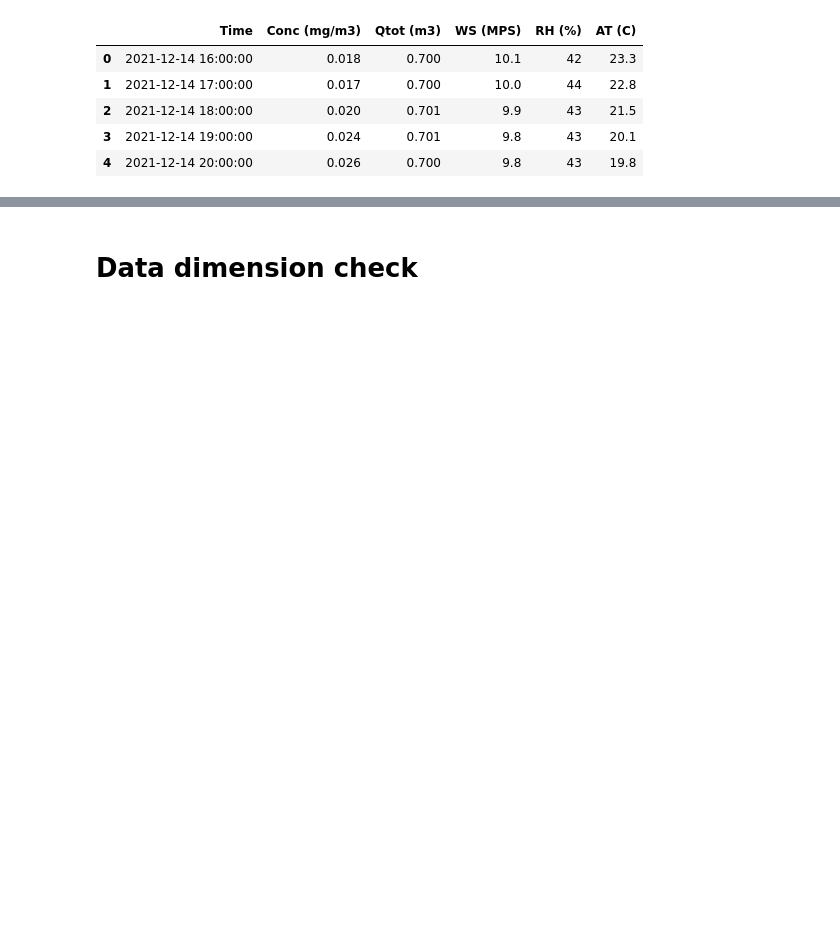
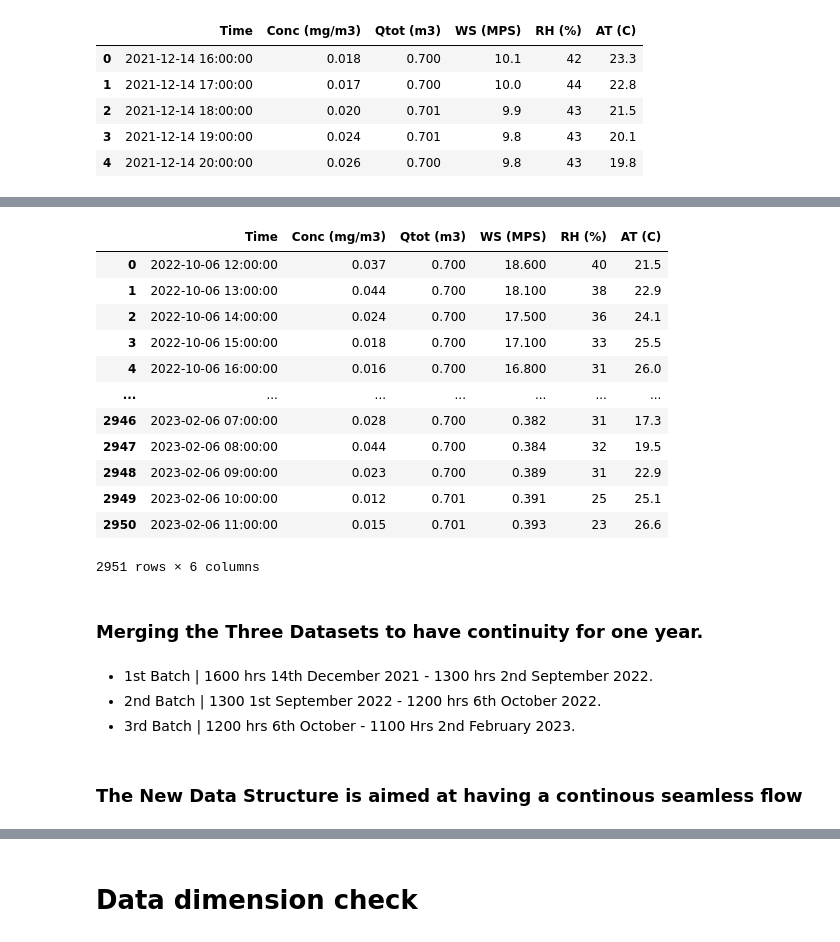
Before and after one commit to CHRISTINEMUTHEE/Nairobi_GEOS_CF_Bias_Correction, a Jupyter notebook: nairobi_analysis.ipynb, the cells around one changed output, grey strips where cells are left out. Saved outputs shown, nothing was run; the diff lists cells and outputs as text; code cells hidden in the pictures; blank space fills up the shorter version.

Commit message:
merged an entire year of houly averages

```diff
--- a/nairobi_analysis.ipynb
+++ b/nairobi_analysis.ipynb
@@ -24,0 +96,4 @@ Nairobi_df.head()
+# %%
+# Third Batch data frame is from 1200 hrs 6th October
+data_oct_feb=pd.read_csv("/Users/Christine.Muthee/Documents/Nairobi_AQ/New_data/BAM Data - 6th Oct 22 to 6th Feb 23.CSV")
+data_oct_feb.head()
@@ -24,0 +119,28 @@ Nairobi_df.head()
+# %%
+#Dropping unnecessary variables
+data_oct_feb_df=data_oct_feb.drop(['no (V)','no (V).1','Stab (ug)','no (V).2', 'Ref (ug)', 'E', 'U', 'M',
+       'I', 'L', 'R', 'N', 'F', 'P', 'D', 'C', 'T', 'Unnamed: 23',
+       'Unnamed: 24'],axis=1)
+data_oct_feb_df
+# %% [output]
+|  | Time | Conc (mg/m3) | Qtot (m3) | WS (MPS) | RH (%) | AT (C) |
+| 0 | 2022-10-06 12:00:00 | 0.037 | 0.700 | 18.600 | 40 | 21.5 |
+| 1 | 2022-10-06 13:00:00 | 0.044 | 0.700 | 18.100 | 38 | 22.9 |
+| 2 | 2022-10-06 14:00:00 | 0.024 | 0.700 | 17.500 | 36 | 24.1 |
+| 3 | 2022-10-06 15:00:00 | 0.018 | 0.700 | 17.100 | 33 | 25.5 |
+| 4 | 2022-10-06 16:00:00 | 0.016 | 0.700 | 16.800 | 31 | 26.0 |
+| ... | ... | ... | ... | ... | ... | ... |
+| 2946 | 2023-02-06 07:00:00 | 0.028 | 0.700 | 0.382 | 31 | 17.3 |
+| 2947 | 2023-02-06 08:00:00 | 0.044 | 0.700 | 0.384 | 32 | 19.5 |
+| 2948 | 2023-02-06 09:00:00 | 0.023 | 0.700 | 0.389 | 31 | 22.9 |
+| 2949 | 2023-02-06 10:00:00 | 0.012 | 0.701 | 0.391 | 25 | 25.1 |
+| 2950 | 2023-02-06 11:00:00 | 0.015 | 0.701 | 0.393 | 23 | 26.6 |
+2951 rows × 6 columns
+# %% [markdown]
+### Merging the Three Datasets to have continuity for one year.
+# %% [markdown]
+* 1st Batch |  1600 hrs 14th December 2021 - 1300 hrs 2nd September 2022.
+* 2nd Batch |  1300 1st September 2022 - 1200 hrs 6th October 2022.
+* 3rd Batch | 1200 hrs 6th October - 1100 Hrs 2nd February 2023.
+# %% [markdown]
+### The New Data Structure is aimed at having a continous seamless flow
```
Also changed, not shown: parts of 29 cells of this notebook, 3 other files.
